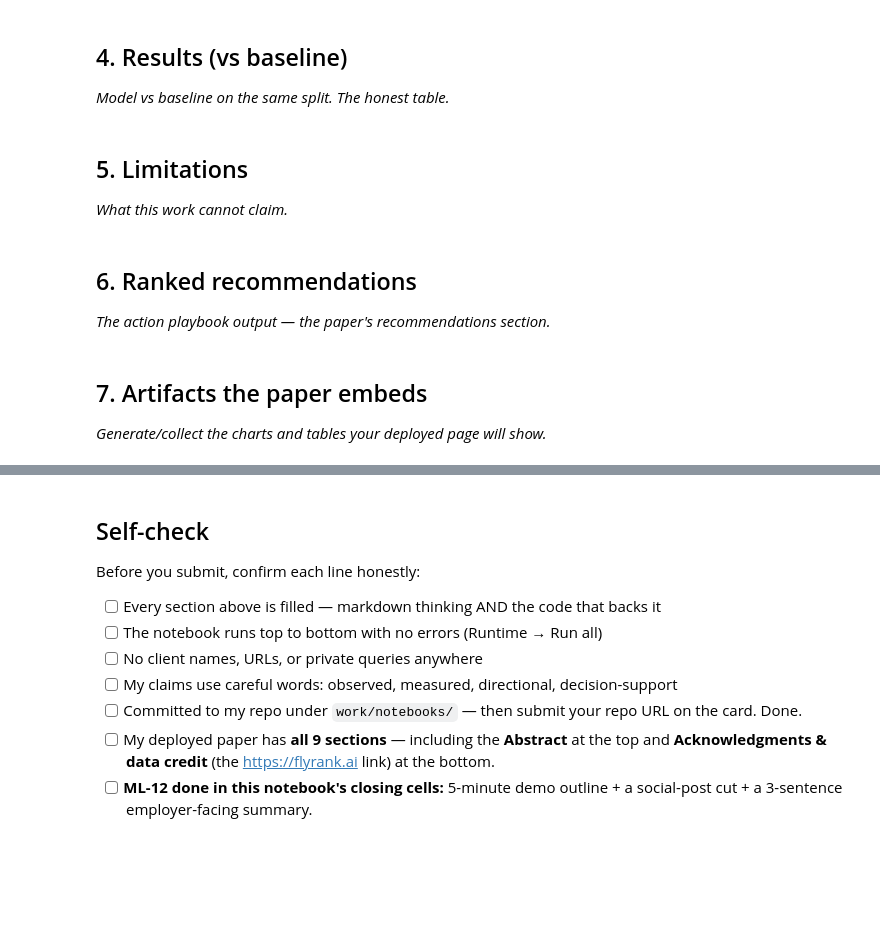
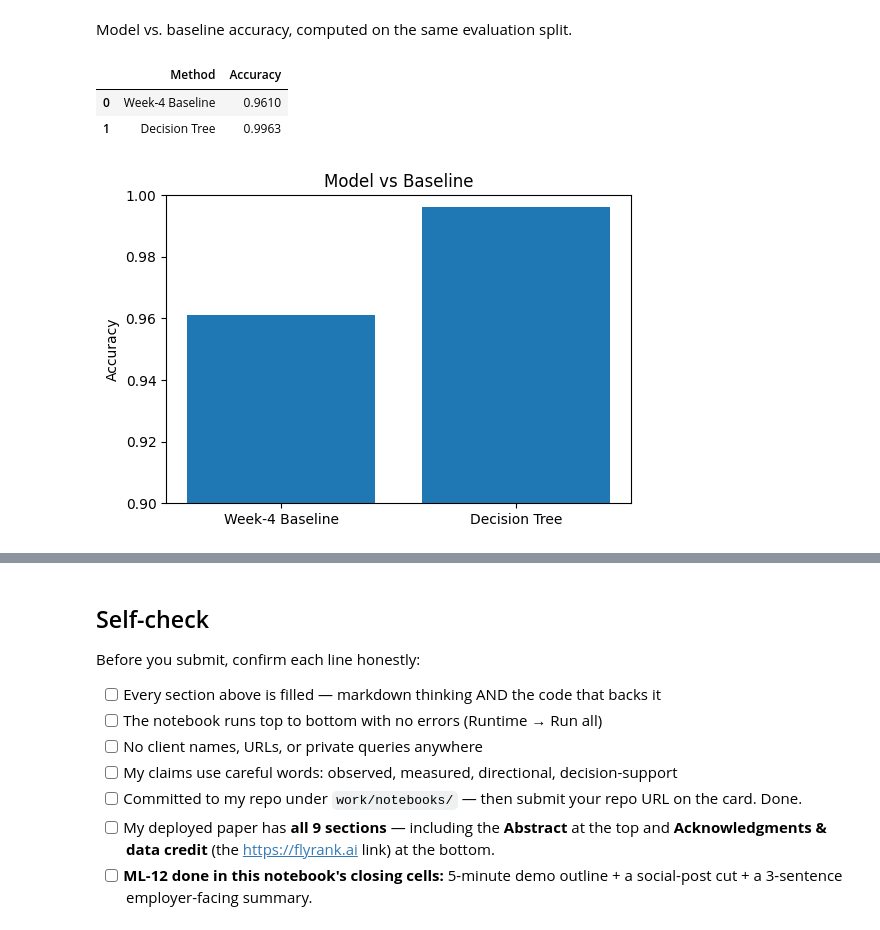
Before and after one commit to Shaimaa307/flyrank-ml-internship, a Jupyter notebook: work/notebooks/capstone.ipynb, the cells around one changed output, grey strips where cells are left out. Drawn from its saved outputs; the diff is of its cells as text; code cells hidden in the pictures; blank space fills up the shorter version.

```diff
--- a/work/notebooks/capstone.ipynb
+++ b/work/notebooks/capstone.ipynb
@@ -21,16 +205,30 @@ This skeleton is yours to fill. Work the sections **in order** — each one has
 # %% [markdown]
-## 4. Results (vs baseline)
-
-*Model vs baseline on the same split. The honest table.*
+Model vs. baseline accuracy, computed on the same evaluation split.
-# %% [markdown]
-## 5. Limitations
-
-*What this work cannot claim.*
-# %% [markdown]
-## 6. Ranked recommendations
-
-*The action playbook output — the paper's recommendations section.*
-# %% [markdown]
-## 7. Artifacts the paper embeds
-
-*Generate/collect the charts and tables your deployed page will show.*
+# %%
+import matplotlib.pyplot as plt
+import pandas as pd
+
+comparison = pd.DataFrame({
+    "Method": [
+        "Week-4 Baseline",
+        "Decision Tree"
+    ],
+    "Accuracy": [
+        0.9610,
+        0.9963
+    ]
+})
+
+display(comparison)
+
+plt.figure(figsize=(6,4))
+plt.bar(comparison["Method"], comparison["Accuracy"])
+plt.ylabel("Accuracy")
+plt.title("Model vs Baseline")
+plt.ylim(0.90,1.00)
+plt.show()
+# %% [output]
+|  | Method | Accuracy |
+| 0 | Week-4 Baseline | 0.9610 |
+| 1 | Decision Tree | 0.9963 |
+[figure, added]
```
Also changed, not shown: parts of 37 cells of this notebook.
